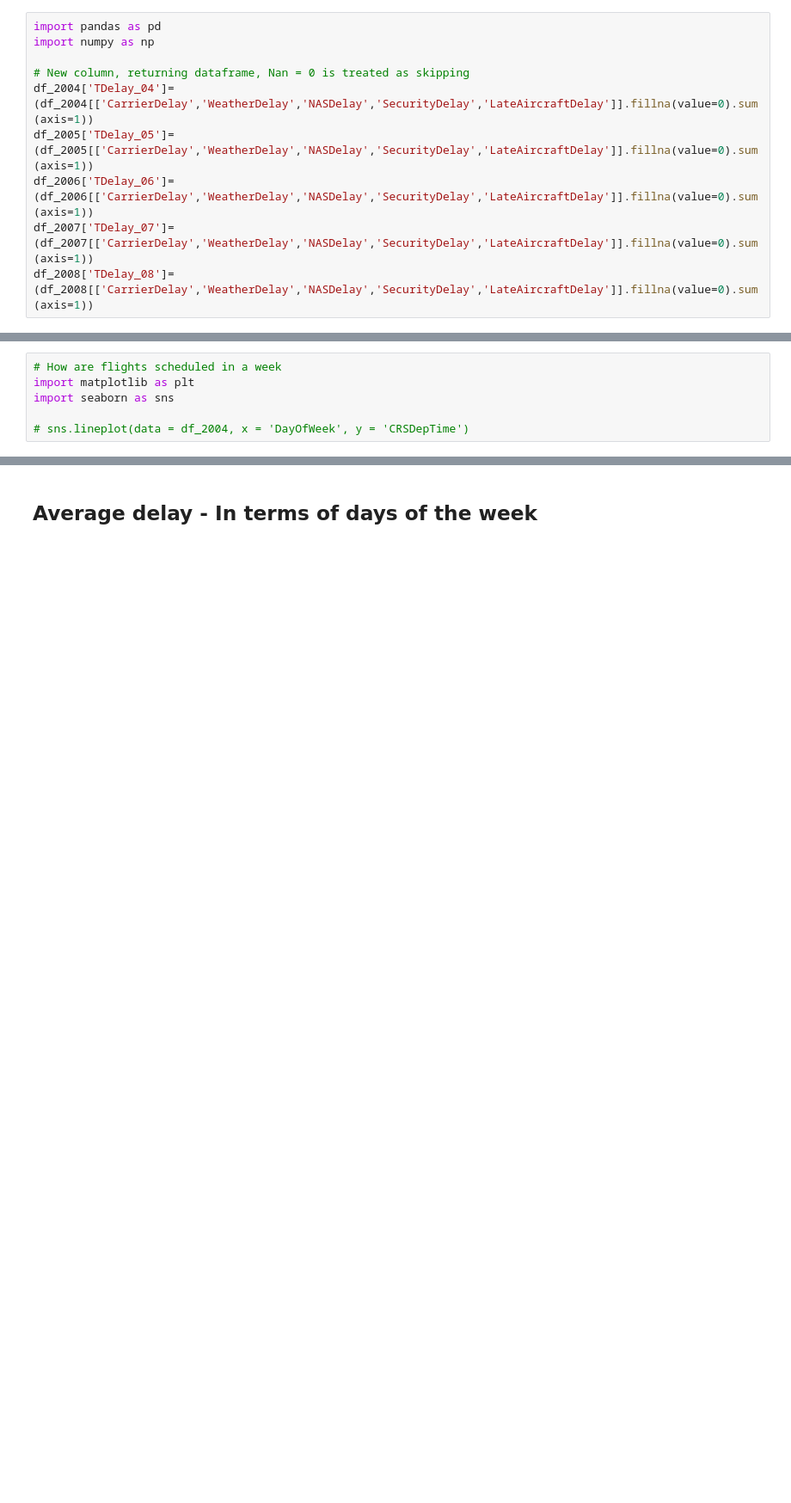
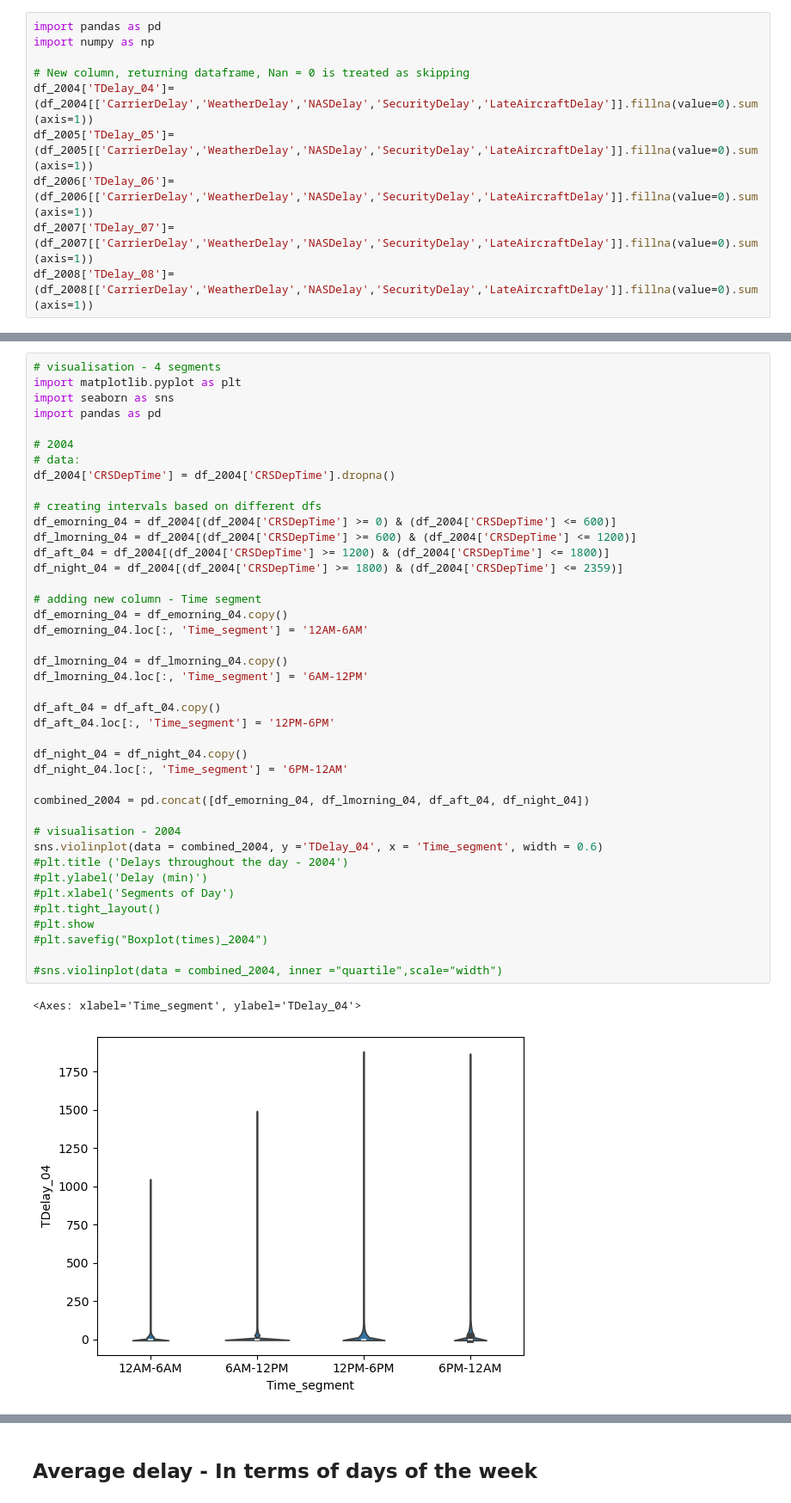
Before and after one commit to SJH1305/Coursework, a Jupyter notebook: Part 2_Q2a.ipynb, the cells around one changed output, grey strips where cells are left out. Shown: that part at 86% size. Saved outputs shown, nothing was run; the diff lists cells and outputs as text; blank space fills up the shorter version.

```diff
--- a/Part 2_Q2a.ipynb
+++ b/Part 2_Q2a.ipynb
@@ -99,6 +138,44 @@ len(df_2004['CRSDepTime'].unique())
 # %%
-# How are flights scheduled in a week
-import matplotlib as plt
+# visualisation - 4 segments
+import matplotlib.pyplot as plt
 import seaborn as sns
+import pandas as pd
 
-# sns.lineplot(data = df_2004, x = 'DayOfWeek', y = 'CRSDepTime')
+# 2004
+# data:
+df_2004['CRSDepTime'] = df_2004['CRSDepTime'].dropna()
+
+# creating intervals based on different dfs
+df_emorning_04 = df_2004[(df_2004['CRSDepTime'] >= 0) & (df_2004['CRSDepTime'] <= 600)]
+df_lmorning_04 = df_2004[(df_2004['CRSDepTime'] >= 600) & (df_2004['CRSDepTime'] <= 1200)]
+df_aft_04 = df_2004[(df_2004['CRSDepTime'] >= 1200) & (df_2004['CRSDepTime'] <= 1800)]
+df_night_04 = df_2004[(df_2004['CRSDepTime'] >= 1800) & (df_2004['CRSDepTime'] <= 2359)]
+
+# adding new column - Time segment
+df_emorning_04 = df_emorning_04.copy()
+df_emorning_04.loc[:, 'Time_segment'] = '12AM-6AM'
+
+df_lmorning_04 = df_lmorning_04.copy()
+df_lmorning_04.loc[:, 'Time_segment'] = '6AM-12PM'
+
+df_aft_04 = df_aft_04.copy()
+df_aft_04.loc[:, 'Time_segment'] = '12PM-6PM'
+
+df_night_04 = df_night_04.copy()
+df_night_04.loc[:, 'Time_segment'] = '6PM-12AM'
+
+combined_2004 = pd.concat([df_emorning_04, df_lmorning_04, df_aft_04, df_night_04])
+
+# visualisation - 2004
+sns.violinplot(data = combined_2004, y ='TDelay_04', x = 'Time_segment', width = 0.6)
+#plt.title ('Delays throughout the day - 2004')
+#plt.ylabel('Delay (min)')
+#plt.xlabel('Segments of Day')
+#plt.tight_layout()
+#plt.show
+#plt.savefig("Boxplot(times)_2004")
+
+#sns.violinplot(data = combined_2004, inner ="quartile",scale="width")
+# %% [output]
+<Axes: xlabel='Time_segment', ylabel='TDelay_04'>
+[figure, added]
```
Also changed, not shown: parts of 27 cells of this notebook, 1 other file.
